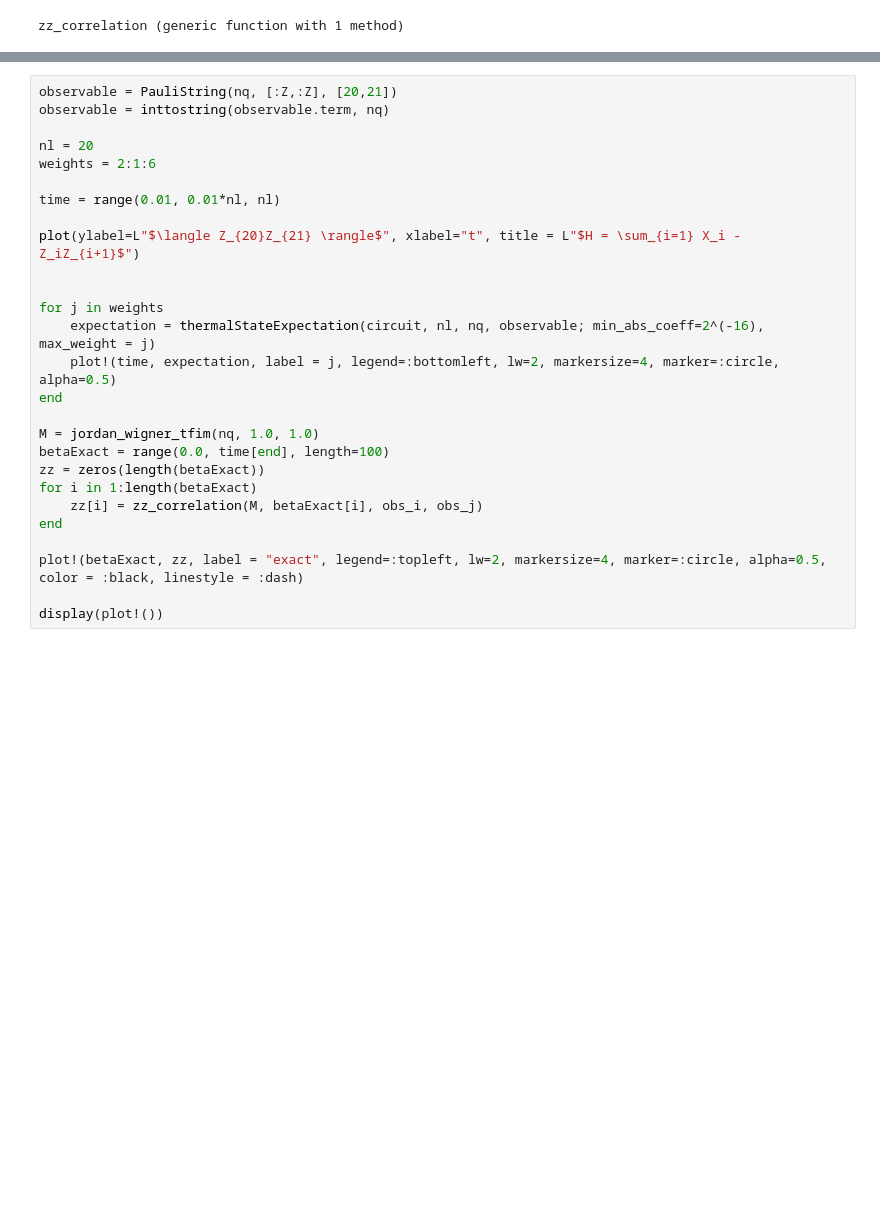
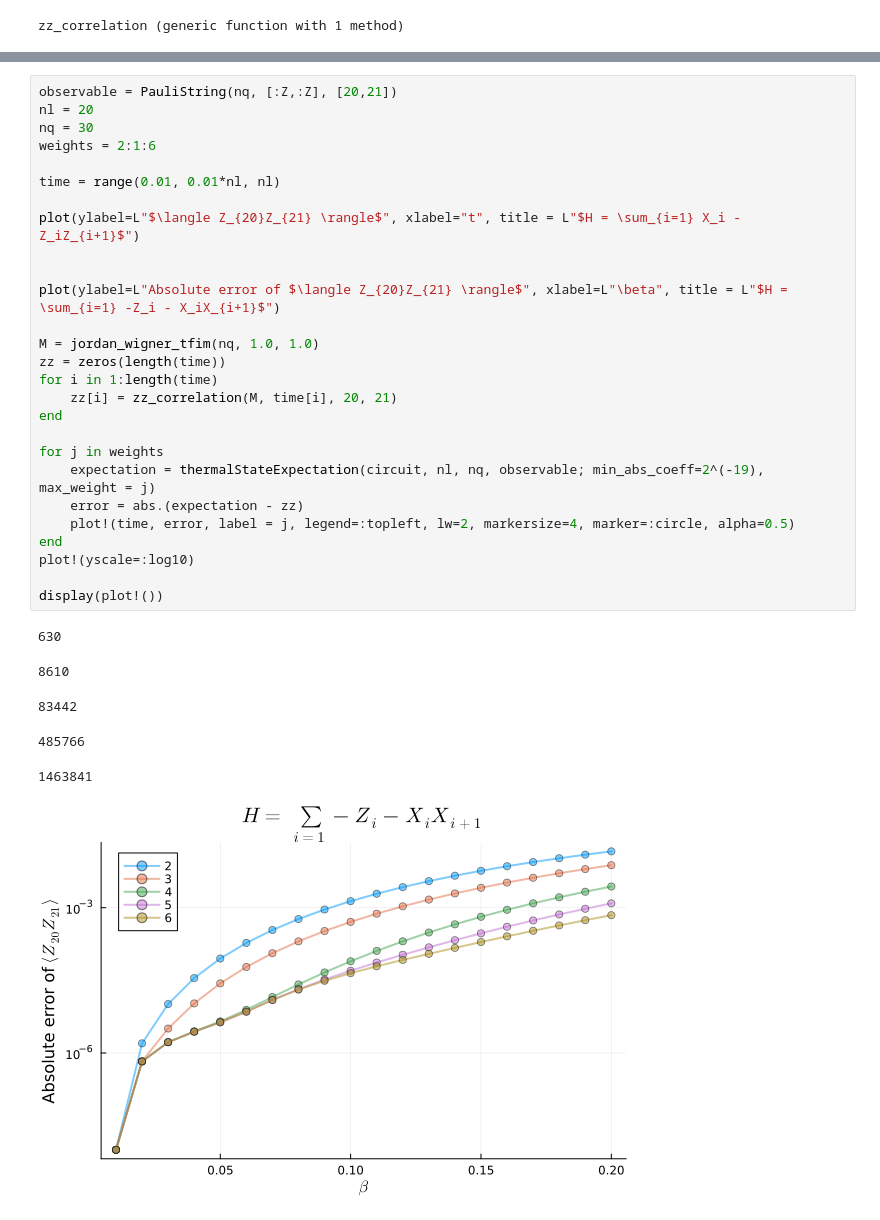
Before and after one commit to wrightjandrew/ImaginaryTimeEvolutionPauliPropagation, a Jupyter notebook: imaginaryTimeEvolution/tests2.ipynb, the cells around one changed output, grey strips where cells are left out. Drawn from its saved outputs; the diff is of its cells as text; blank space fills up the shorter version.

```diff
--- a/imaginaryTimeEvolution/tests2.ipynb
+++ b/imaginaryTimeEvolution/tests2.ipynb
@@ -434,27 +462,34 @@ display(plot!())
 # %%
 observable = PauliString(nq, [:Z,:Z], [20,21])
-observable = inttostring(observable.term, nq)
-
 nl = 20
+nq = 30
 weights = 2:1:6
 
 time = range(0.01, 0.01*nl, nl)
 
 plot(ylabel=L"$\langle Z_{20}Z_{21} \rangle$", xlabel="t", title = L"$H = \sum_{i=1} X_i - Z_iZ_{i+1}$")
 
 
-for j in weights
-    expectation = thermalStateExpectation(circuit, nl, nq, observable; min_abs_coeff=2^(-16), max_weight = j)
-    plot!(time, expectation, label = j, legend=:bottomleft, lw=2, markersize=4, marker=:circle, alpha=0.5)
+plot(ylabel=L"Absolute error of $\langle Z_{20}Z_{21} \rangle$", xlabel=L"\beta", title = L"$H = \sum_{i=1} -Z_i - X_iX_{i+1}$")
+
+M = jordan_wigner_tfim(nq, 1.0, 1.0)
+zz = zeros(length(time))
+for i in 1:length(time)
+    zz[i] = zz_correlation(M, time[i], 20, 21)
 end
 
-M = jordan_wigner_tfim(nq, 1.0, 1.0)
-betaExact = range(0.0, time[end], length=100)
-zz = zeros(length(betaExact))
-for i in 1:length(betaExact)
-    zz[i] = zz_correlation(M, betaExact[i], obs_i, obs_j)
+for j in weights
+    expectation = thermalStateExpectation(circuit, nl, nq, observable; min_abs_coeff=2^(-19), max_weight = j)
+    error = abs.(expectation - zz)
+    plot!(time, error, label = j, legend=:topleft, lw=2, markersize=4, marker=:circle, alpha=0.5)
 end
-
-plot!(betaExact, zz, label = "exact", legend=:topleft, lw=2, markersize=4, marker=:circle, alpha=0.5, color = :black, linestyle = :dash)
+plot!(yscale=:log10)
 
 display(plot!())
+# %% [output]
+630
+8610
+83442
+485766
+1463841
+[figure, added]
```
Also changed, not shown: parts of 8 cells of this notebook, 2 other files.
